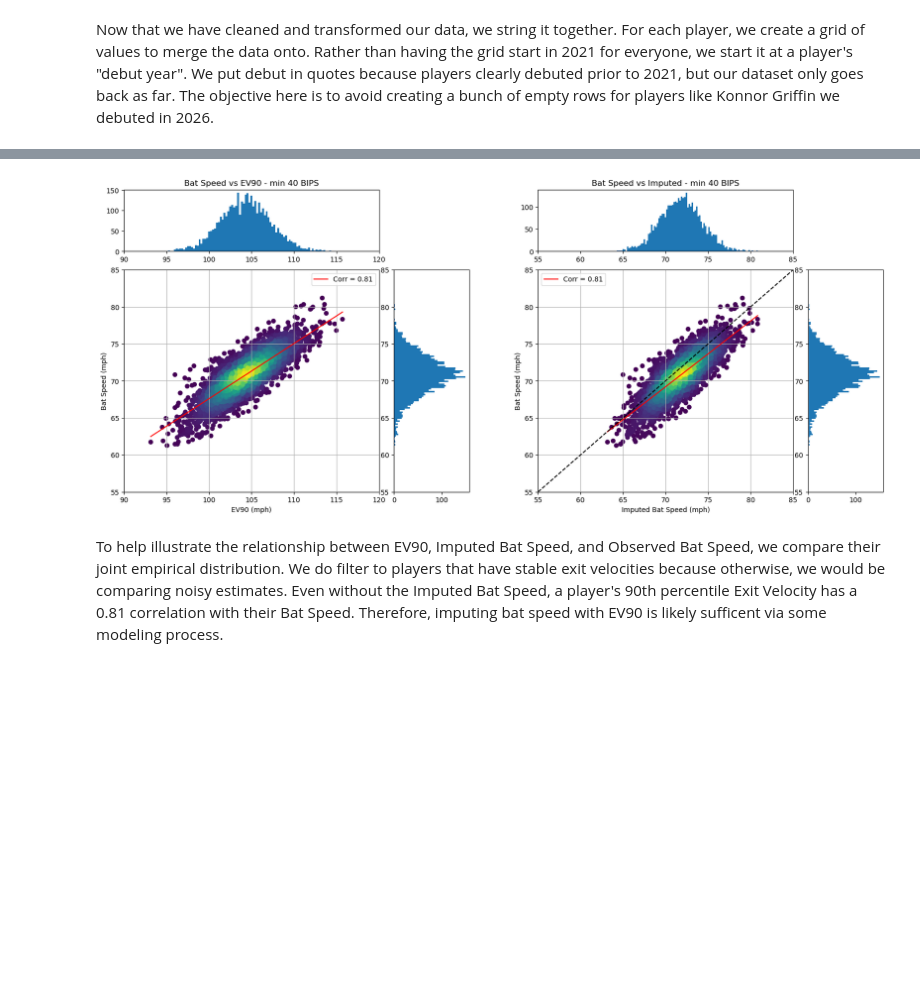
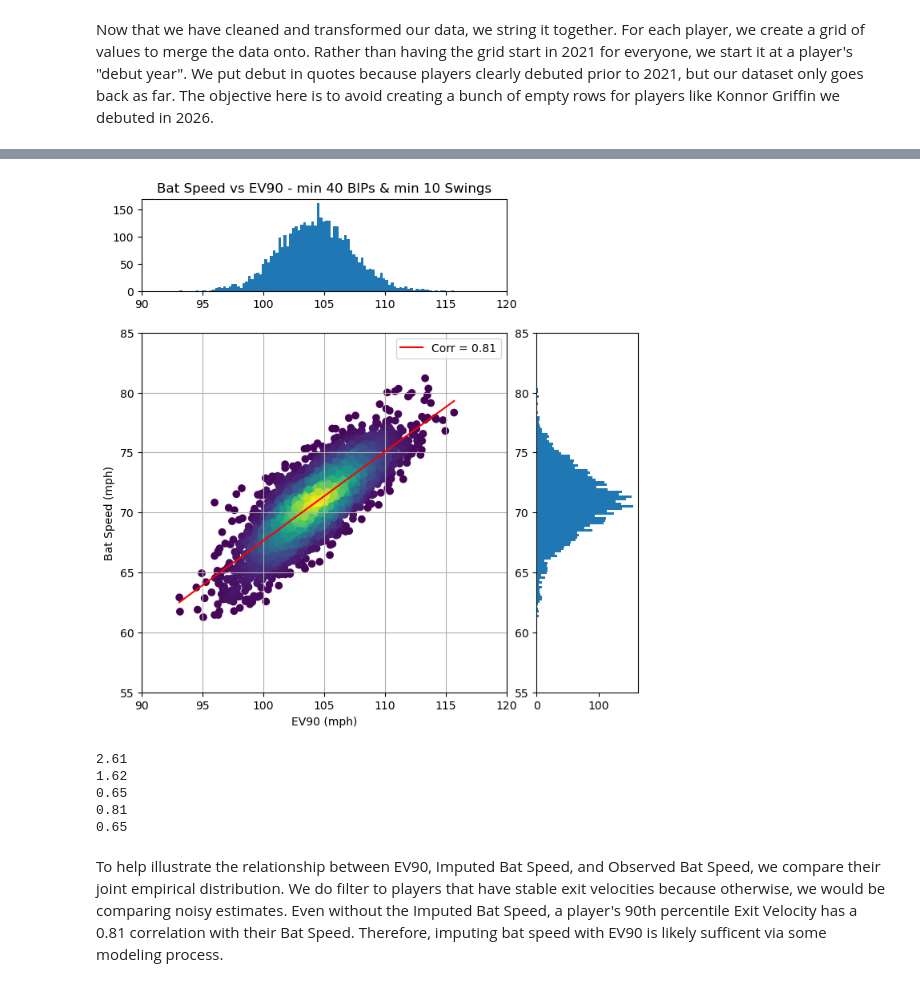
Before and after one commit to remmertjack/portfolio, a Jupyter notebook: batspeed/data/pull_data.ipynb, the cells around one changed output, grey strips where cells are left out. Drawn from its saved outputs; the diff is of its cells as text; code cells hidden in the pictures; blank space fills up the shorter version.

```diff
--- a/batspeed/data/pull_data.ipynb
+++ b/batspeed/data/pull_data.ipynb
@@ -237,9 +248,6 @@ df.tail()
 5 rows × 22 columns
 # %%
 # More transforming and cleaning....
-
-# formula to compute bat speed
-df['imputed_bat_speed'] = (df['ev90'] - 0.21*df['avg_pitch_velocity']*(1-.084))/(1+.21)
 
 # remove pitchers and encode a few different postitional groupings
 df = df.loc[df['position']!='P'].reset_index(drop=True)
@@ -250,7 +258,7 @@ df['position_hybrid'] = np.where(df['position'].isin(['1B','3B']),'CINF',df['pos
 df['position_hybrid'] = np.where(df['position'].isin(['SS','2B','CF']),'UTM',df['position_hybrid'])
 
 # changing columns to floats
-for c in ['ev90', 'bips','avg_pitch_velocity', 'bips_hard', 'bat_speed', 'bat_speed_sd','bat_speed_50','swings','age', 'imputed_bat_speed']:
+for c in ['ev90', 'bips','avg_pitch_velocity', 'bips_hard', 'bat_speed', 'bat_speed_sd','bat_speed_50','swings','age']:
     try:
         df[c] = df[c].astype(float)
     except KeyError:
@@ -389,9 +426,8 @@ grid = grid.merge(year_month_index, on=['year','month_name'], how='left')
 
 subset_df = df[[
     'bam_id','month_name','year',
-    'bips','ev90','ev90_center','ev90_z','ev90_qt',
-    'imputed_bat_speed','imputed_bat_speed_center','imputed_bat_speed_z','imputed_bat_speed_qt',
-    'swings','bat_speed','bat_speed_center','bat_speed_z','bat_speed_qt',
+    'bips','ev90',
+    'swings','bat_speed',
     'obs_type','n_type'
     ]]
 grid = grid.merge(subset_df, on=['bam_id','month_name','year'], how='left')
@@ -425,0 +462,8 @@ grid.sort_values(['bam_id','year','month_name']).head(10)
+# %%
+# remove rows past last play by date
+has_data = (~grid['bips'].isna()) | (~grid['swings'].isna())
+last_idx = grid.loc[has_data].groupby('bam_id')['time_index'].max()
+grid['last_idx'] = grid['bam_id'].map(last_idx)
+remove = (grid['time_index'] > grid['last_idx']) & (grid['bips'].isna()) & (grid['swings'].isna())
+grid=grid.loc[~remove].drop(columns='last_idx')
+grid.loc[grid['bam_id']==405395]
@@ -440,12 +514,4 @@ def get_age(row):
     return age
 
 grid['age'] = grid.apply(get_age, axis=1)
-grid['age_center'] = grid['age'] - grid['age'].mean()
-grid['age_z'] = grid['age_center']/ grid['age'].std()
-
 grid = grid.reset_index(drop=True)
-qt_age = QuantileTransformer(random_state=0, output_distribution="normal")
-qt_values = pd.DataFrame(qt_age.fit_transform(grid[['age']]), columns=['age_qt'])
-grid = pd.concat([grid, qt_values], axis=1)
-
-joblib.dump(qt_age, 'quantile_age.pkl')
@@ -465,49 +541,66 @@ grid.to_csv('data.csv',index=False)
 # %%
 def draw_joint(fig, outer_cell, x, y, xlabel, ylabel, title, xlim=None, ylim=None, xticks=None, yticks=None, diag=False):
-    gs = gridspec.GridSpecFromSubplotSpec(4, 4, subplot_spec=outer_cell, wspace=0.2, hspace=0.3)
+    gs = gridspec.GridSpecFromSubplotSpec(4, 4, subplot_spec=outer_cell, wspace=0.3, hspace=0.45)
     ax_joint = fig.add_subplot(gs[1:4, 0:3])
     ax_marg_x = fig.add_subplot(gs[0, 0:3])
     ax_marg_y = fig.add_subplot(gs[1:4, 3])
 
     xy = np.vstack([x, y])
     density = gaussian_kde(xy)(xy)
 
     ax_joint.scatter(x, y, c=density, cmap='viridis')
     m, b = np.polyfit(x, y, 1)
     x_line = np.linspace(x.min(), x.max(), 100)
     ax_joint.plot(x_line, m * x_line + b, color='red', label=f'Corr = {np.corrcoef(x,y)[0,1]:.2f}')
     ax_joint.axline((0, 0), slope=1, color='black', linestyle='--')
     ax_joint.set_xlabel(xlabel)
     ax_joint.set_xlim(xlim)
     ax_joint.set_ylim(ylim)
     ax_joint.set_xticks(xticks)
     ax_joint.set_yticks(yticks)
     ax_joint.set_ylabel(ylabel)
     ax_joint.legend()
     ax_joint.grid(True)
     ax_marg_x.hist(x, bins=100)
     ax_marg_y.hist(y, bins=100, orientation='horizontal')
     ax_marg_x.set_title(title)
     ax_marg_x.set_xticks(xticks)
     ax_marg_y.set_yticks(yticks)
 
-fig = plt.figure(figsize=(20, 8))
-outer = gridspec.GridSpec(1, 2, figure=fig)
+fig = plt.figure(figsize=(8,8))
+outer = gridspec.GridSpec(1, 1, figure=fig)
 
 cd1 = grid.dropna(subset=['bat_speed', 'ev90']).copy()
-cd1 = cd1.loc[cd1['bips'] >= MIN_BIPS]
+cd1 = cd1.loc[(cd1['bips'] >= MIN_BIPS)&(cd1['swings'] >= MIN_SWINGS)]
 x1, y1 = cd1['ev90'].values.astype(float), cd1['bat_speed'].values.astype(float)
-draw_joint(fig, outer[0], x1, y1, 'EV90 (mph)', 'Bat Speed (mph)', f'Bat Speed vs EV90 - min {MIN_BIPS} BIPS',
+draw_joint(fig, outer[0], x1, y1, 'EV90 (mph)', 'Bat Speed (mph)', f'Bat Speed vs EV90 - min {MIN_BIPS} BIPs & min {MIN_SWINGS} Swings',
            xlim = (90,120), ylim = (55,85), xticks = np.arange(90, 121, 5), yticks=np.arange(55, 86, 5)
         )
-
-cd2 = grid.dropna(subset=['bat_speed', 'imputed_bat_speed']).copy()
-cd2 = cd2.loc[cd2['bips'] >= MIN_BIPS]
-x2, y2 = cd2['imputed_bat_speed'].values.astype(float), cd2['bat_speed'].values.astype(float)
-draw_joint(fig, outer[1], x2, y2, 'Imputed Bat Speed (mph)', 'Bat Speed (mph)', f'Bat Speed vs Imputed - min {MIN_BIPS} BIPS',
-           xlim = (55,85), ylim = (55,85), xticks = np.arange(55, 86, 5), yticks=np.arange(55, 86, 5)
-        )
 # %% [output]
-[figure, old version]
+[figure, new version]
+# %%
+X = np.column_stack([np.ones(len(x1)), x1])
+beta_hat = np.linalg.inv(X.T@X)@(X.T@y1)
+intercept = beta_hat[0]
+slope = beta_hat[1]
+y_hat = X@beta_hat
+resi = y1-y_hat
+mse = np.mean((y1-y_hat)**2)
+rss = np.sum((y1-y_hat)**2)
+tss = np.sum((y1-np.mean(y1))**2)
+r2 = 1-(rss/tss)
+corr = np.corrcoef(x1, y1)[0, 1]
+
+print(round(mse,2))
+print(round(np.sqrt(mse),2))
+print(round(r2,2))
+print(round(corr,2))
+print(round(corr**2,2))
+# %% [output]
+2.61
+1.62
+0.65
+0.81
+0.65
 # %% [markdown]
 To help illustrate the relationship between EV90, Imputed Bat Speed, and Observed Bat Speed, we compare their joint empirical distribution. We do filter to players that have stable exit velocities because otherwise, we would be comparing noisy estimates. Even without the Imputed Bat Speed, a player's 90th percentile Exit Velocity has a 0.81 correlation with their Bat Speed. Therefore, imputing bat speed with EV90 is likely sufficent via some modeling process.
```
Also changed, not shown: parts of 22 cells of this notebook, 2 other files.
